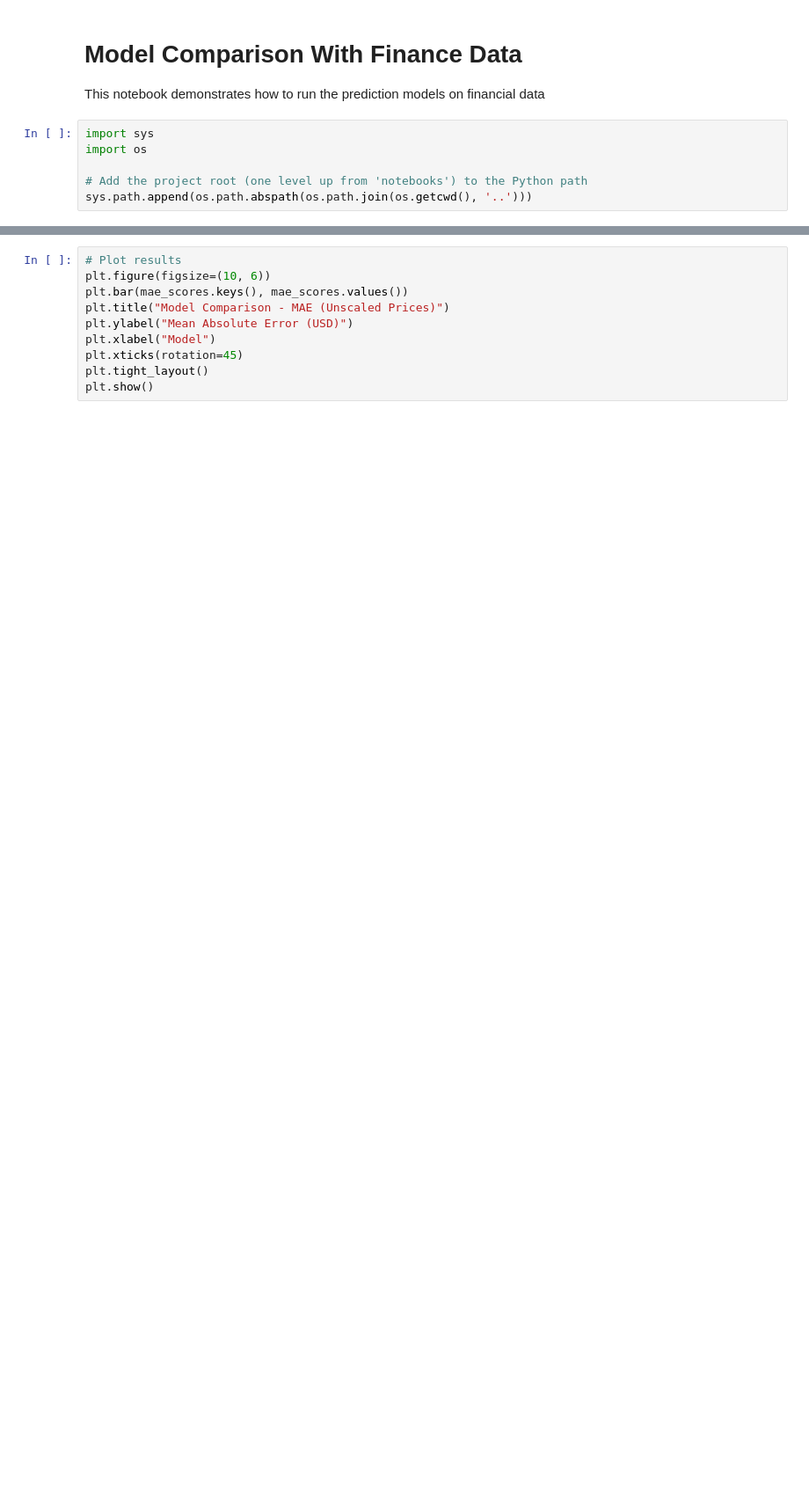
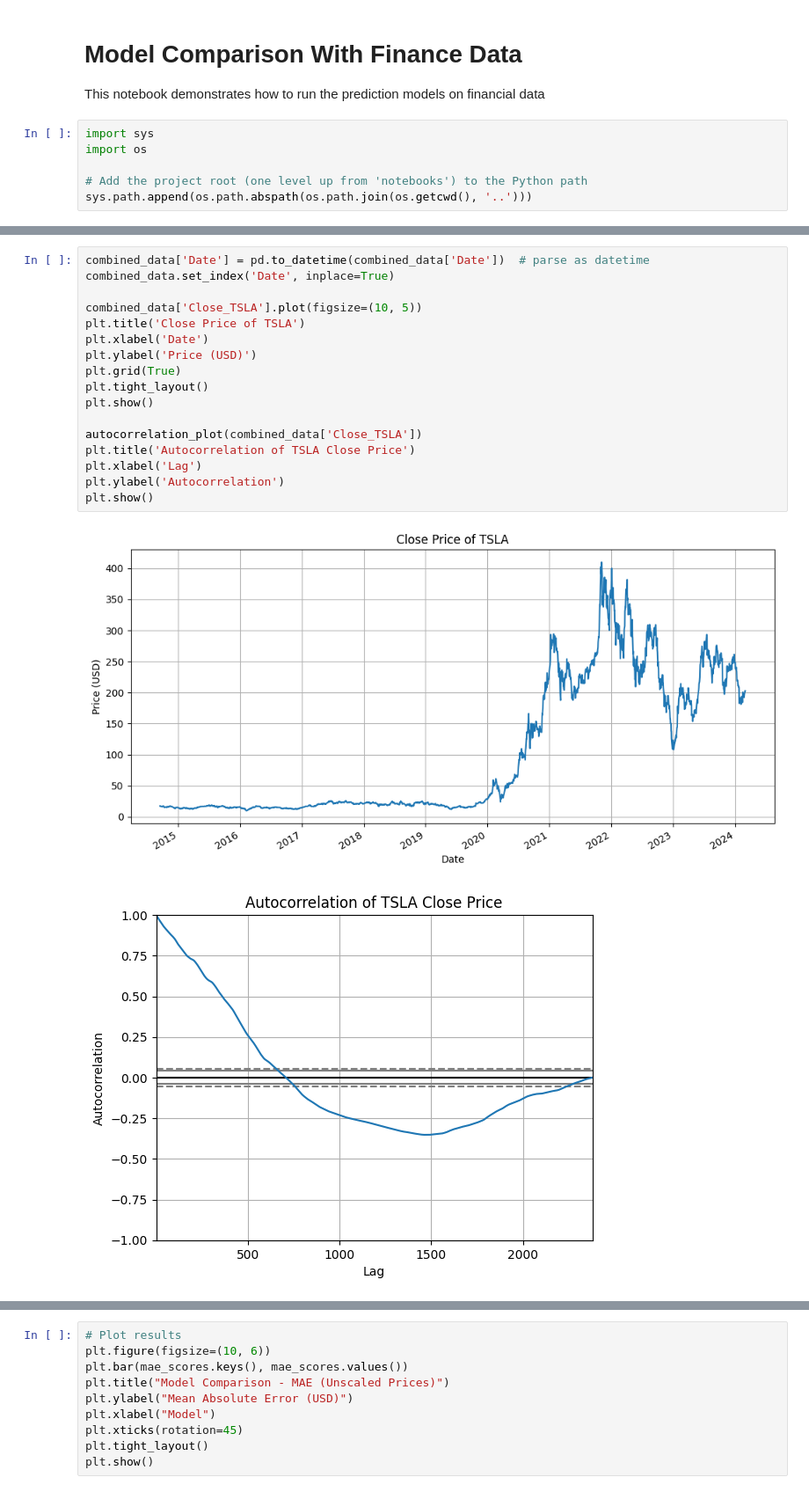
Before and after one commit to Cherry-808/DSS5104-ForecastDL, a Jupyter notebook: notebooks/Finance.ipynb, the cells around one changed output, grey strips where cells are left out. Shown at 88% size. Saved outputs shown, nothing was run; the diff lists cells and outputs as text; blank space fills up the shorter version.

```diff
--- a/notebooks/Finance.ipynb
+++ b/notebooks/Finance.ipynb
@@ -60,0 +346,20 @@ combined_data.dropna(inplace=True)
+# %%
+combined_data['Date'] = pd.to_datetime(combined_data['Date'])  # parse as datetime
+combined_data.set_index('Date', inplace=True)
+
+combined_data['Close_TSLA'].plot(figsize=(10, 5))
+plt.title('Close Price of TSLA')
+plt.xlabel('Date')
+plt.ylabel('Price (USD)')
+plt.grid(True)
+plt.tight_layout()
+plt.show()
+
+autocorrelation_plot(combined_data['Close_TSLA'])
+plt.title('Autocorrelation of TSLA Close Price')
+plt.xlabel('Lag')
+plt.ylabel('Autocorrelation')
+plt.show()
+# %% [output]
+[figure, added]
+[figure, added]
```
Also changed, not shown: parts of 11 cells of this notebook, 7 other files.
